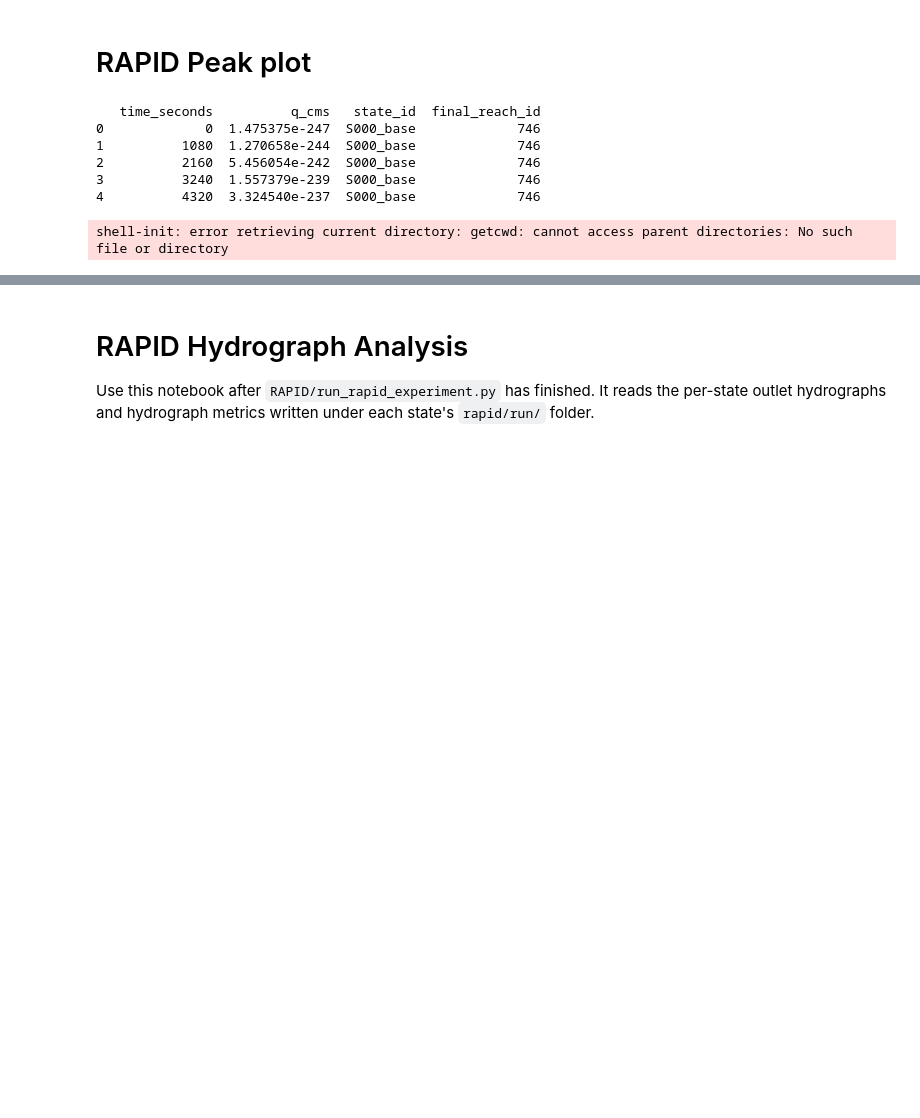
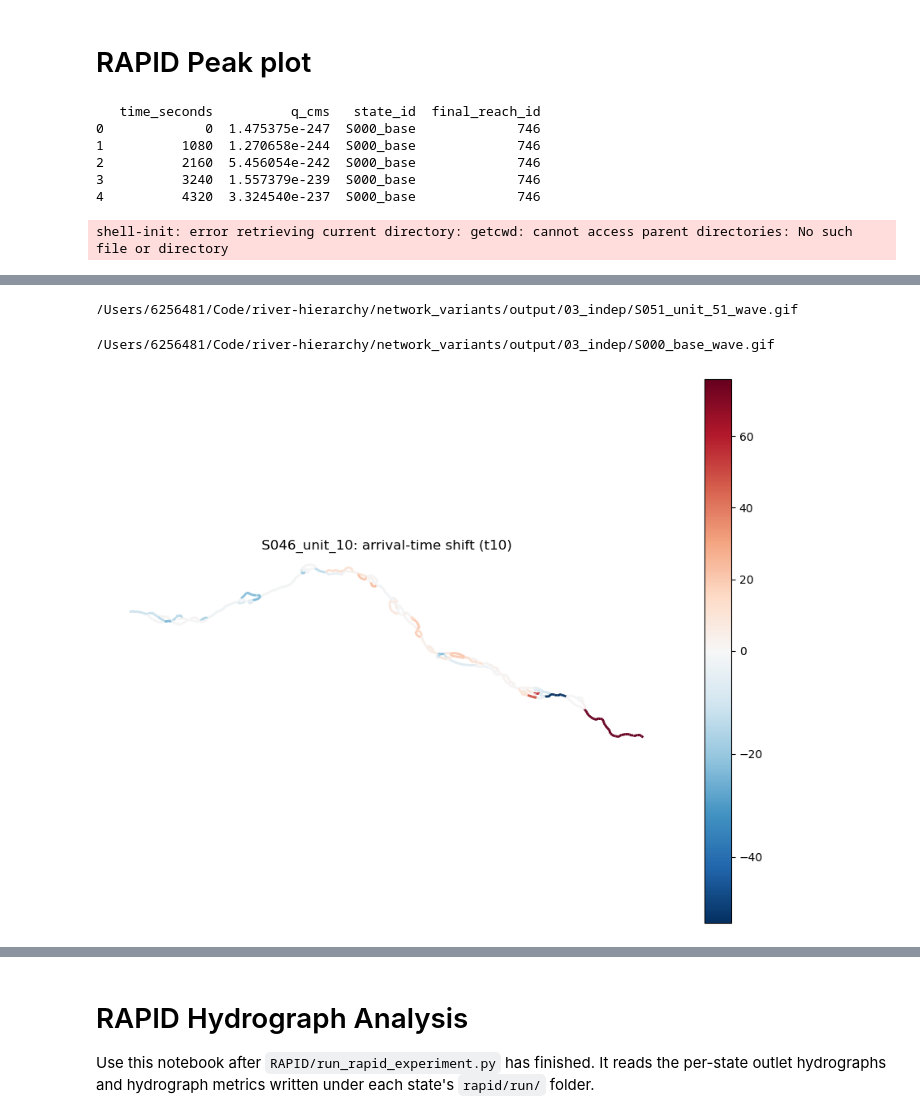
Before and after one commit to niekcde/river_hierarchy, a Jupyter notebook: RAPID/notebooks/rapid_hydrograph_analysis.ipynb, the cells around one changed output, grey strips where cells are left out. Saved outputs shown, nothing was run; the diff lists cells and outputs as text; code cells hidden in the pictures; blank space fills up the shorter version.

```diff
--- a/RAPID/notebooks/rapid_hydrograph_analysis.ipynb
+++ b/RAPID/notebooks/rapid_hydrograph_analysis.ipynb
@@ -380,0 +516,26 @@ shell-init: error retrieving current directory: getcwd: cannot access parent dir
+# %%
+indep_dir = Path("/Users/6256481/Code/river-hierarchy/network_variants/output/03_indep")
+
+mp4_path = write_wave_mp4(
+    indep_dir,
+    "S046_unit_10",
+    frame_stride=1,
+    fps=3,
+    zoom_bounds=(228500, 7.606e6, 235000, 7.609e6),
+    difference_activation_fraction=0.2,
+)
+# %%
+t = "S046_unit_10"
+t = "S051_unit_51", "s000_base"
+
+gif_path = write_wave_gif(indep_dir, t)
+print(gif_path)
+# %% [output]
+/Users/6256481/Code/river-hierarchy/network_variants/output/03_indep/S051_unit_51_wave.gif
+# %%
+t = "S000_base"
+
+gif_path = write_wave_gif(indep_dir, t)
+print(gif_path)
+# %% [output]
+/Users/6256481/Code/river-hierarchy/network_variants/output/03_indep/S000_base_wave.gif
@@ -380,0 +549,17 @@ shell-init: error retrieving current directory: getcwd: cannot access parent dir
+# %%
+timing = build_reach_timing_comparison(
+    indep_dir,
+    "S046_unit_10",
+    reference_state_id="S000_base",
+    use_event_window=True,
+    threshold_fractions=(0.1, 0.5),
+    difference_fraction=0.05,
+)
+# %%
+fig, ax = plot_reach_timing_map(
+    timing,
+    column="delta_t10_hours",
+    title="S046_unit_10: arrival-time shift (t10)",
+)
+# %% [output]
+[figure, added]
```
Also changed, not shown: parts of 20 cells of this notebook, 7 other files.
